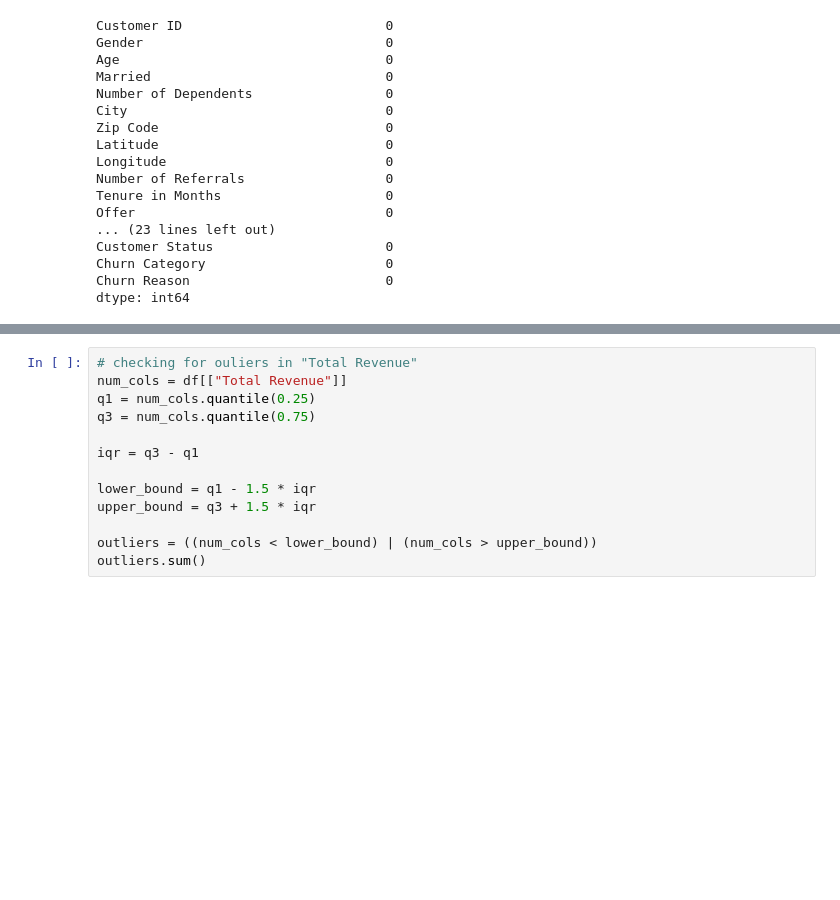
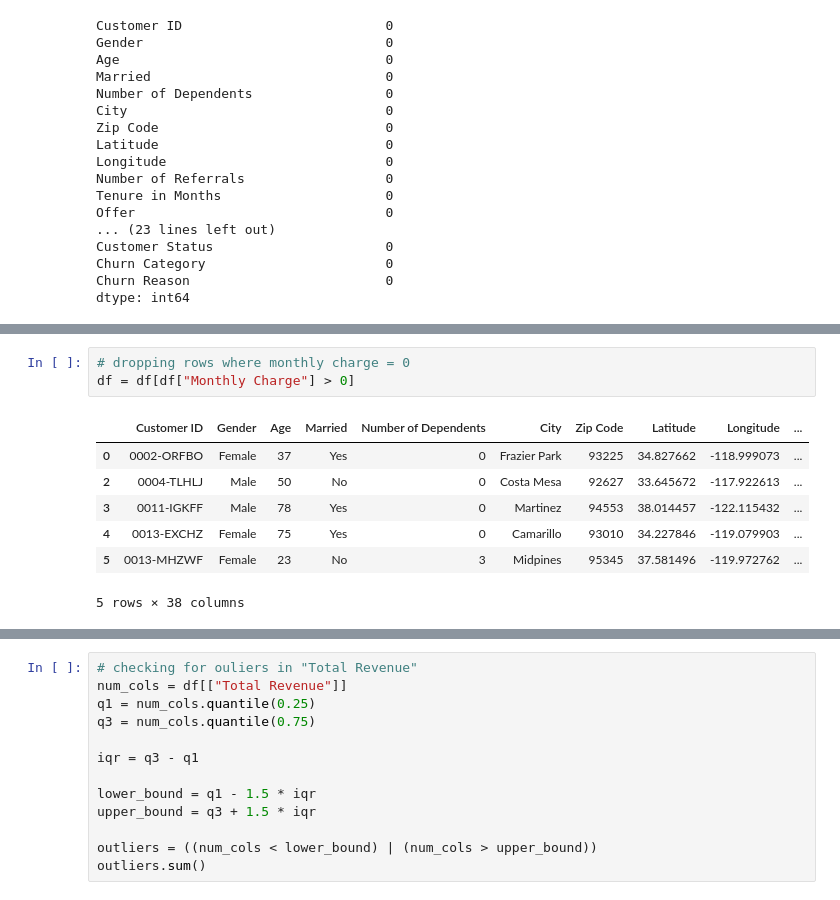
Before and after one commit to kwiver/customer_churn, a Jupyter notebook: notebooks/01_data_cleaning.ipynb, the cells around one changed output, grey strips where cells are left out. Drawn from its saved outputs; the diff is of its cells as text; blank space fills up the shorter version.

```diff
--- a/notebooks/01_data_cleaning.ipynb
+++ b/notebooks/01_data_cleaning.ipynb
@@ -99,0 +110,11 @@ dtype: int64
+# %%
+# dropping rows where monthly charge = 0
+df = df[df["Monthly Charge"] > 0]
+# %% [output]
+|  | Customer ID | Gender | Age | Married | Number of Dependents | City | Zip Code | Latitude | Longitude | ... |
+| 0 | 0002-ORFBO | Female | 37 | Yes | 0 | Frazier Park | 93225 | 34.827662 | -118.999073 | ... |
+| 2 | 0004-TLHLJ | Male | 50 | No | 0 | Costa Mesa | 92627 | 33.645672 | -117.922613 | ... |
+| 3 | 0011-IGKFF | Male | 78 | Yes | 0 | Martinez | 94553 | 38.014457 | -122.115432 | ... |
+| 4 | 0013-EXCHZ | Female | 75 | Yes | 0 | Camarillo | 93010 | 34.227846 | -119.079903 | ... |
+| 5 | 0013-MHZWF | Female | 23 | No | 3 | Midpines | 95345 | 37.581496 | -119.972762 | ... |
+5 rows × 38 columns
```
Also changed, not shown: parts of 12 cells of this notebook, 3 other files.
